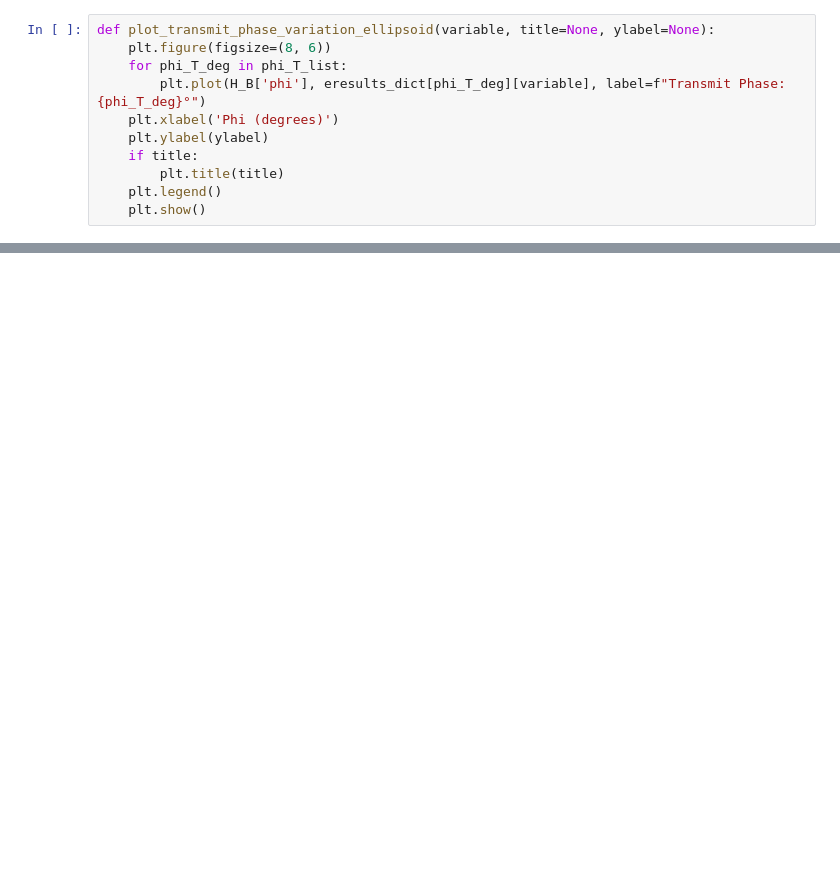
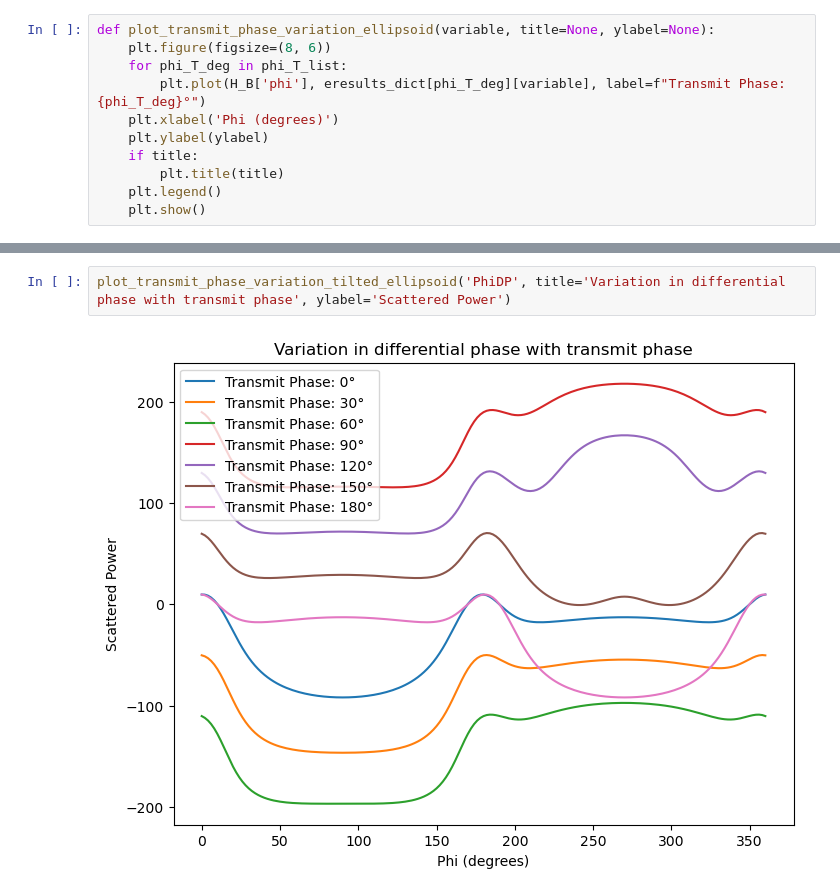
Before and after one commit to TommyMatthews/WIPL-python-analysis, a Jupyter notebook: End_of_Bernard_phase_one/transmit_phase.ipynb, the cells around one changed output, grey strips where cells are left out. Drawn from its saved outputs; the diff is of its cells as text; blank space fills up the shorter version.

```diff
--- a/End_of_Bernard_phase_one/transmit_phase.ipynb
+++ b/End_of_Bernard_phase_one/transmit_phase.ipynb
@@ -268,0 +324,4 @@ plot_transmit_phase_variation_ellipsoid('ZH', title='Variation in horizontal ref
+# %%
+plot_transmit_phase_variation_tilted_ellipsoid('PhiDP', title='Variation in differential phase with transmit phase', ylabel='Scattered Power')
+# %% [output]
+[figure, added]
```
Also changed, not shown: parts of 9 cells of this notebook, 20 other files.
